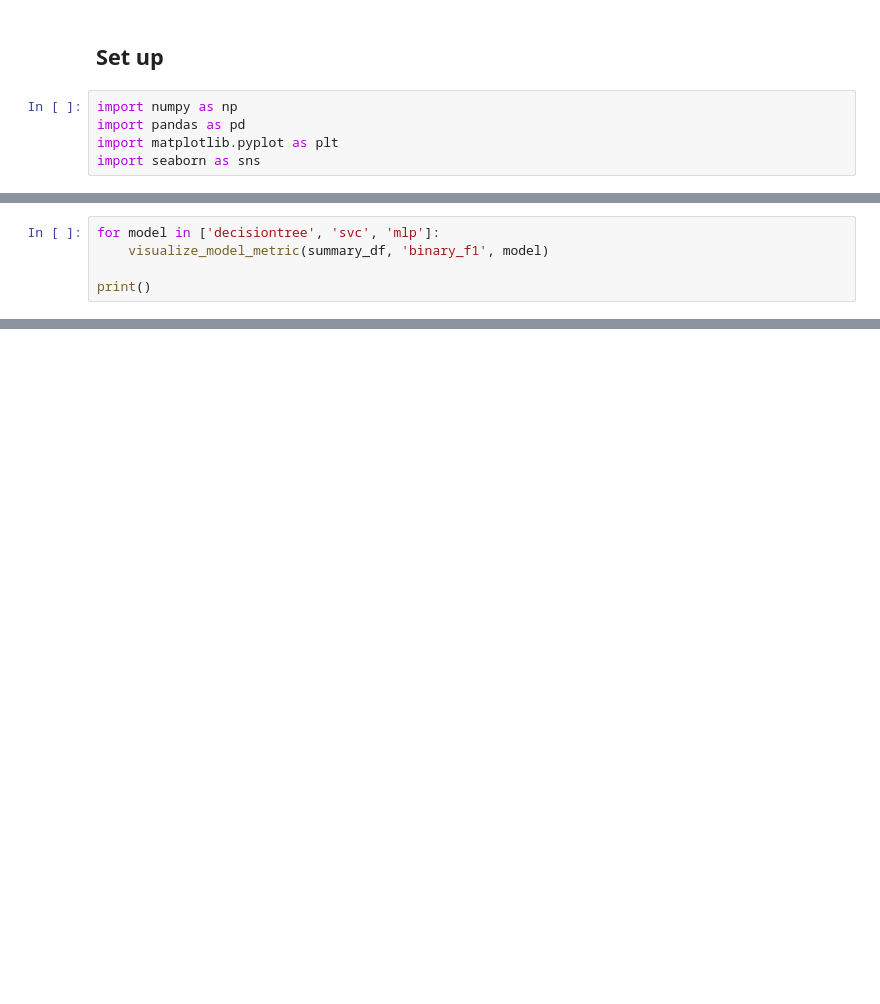
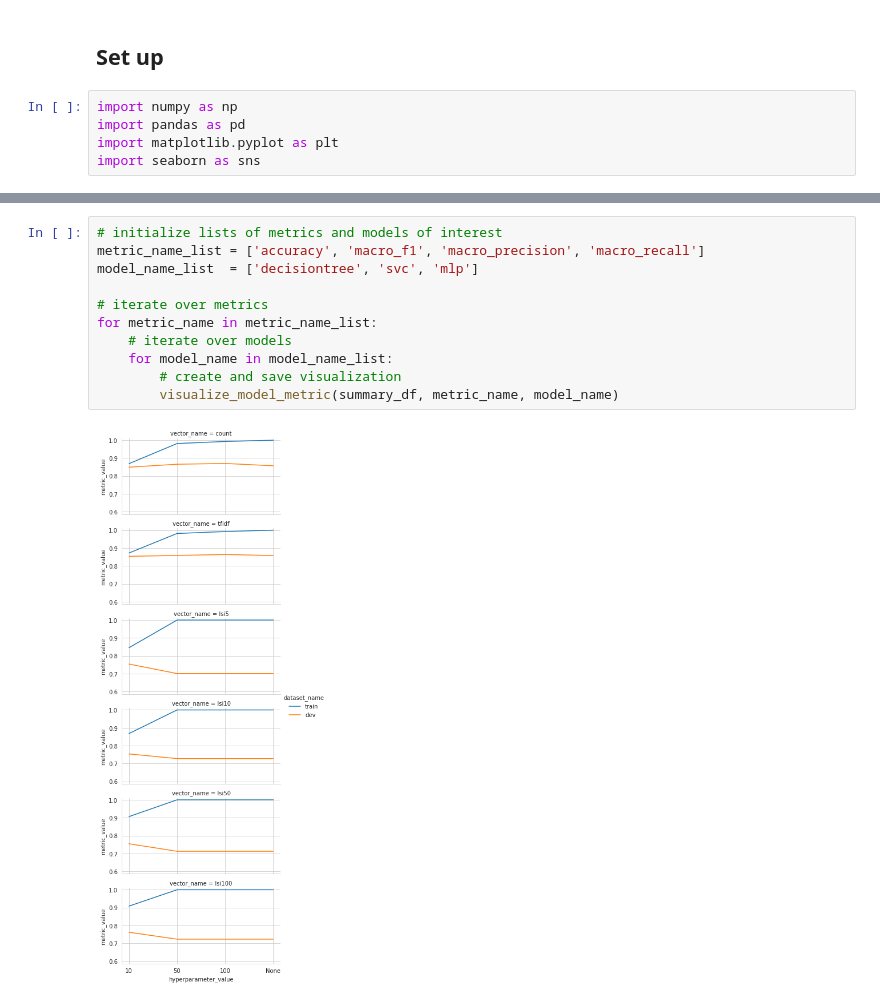
Before and after one commit to brooke-l-hawkins/milestone-ii, a Jupyter notebook: code/visualize_supervised_performance.ipynb, the cells around one changed output, grey strips where cells are left out. Drawn from its saved outputs; the diff is of its cells as text; blank space fills up the shorter version.

Commit message:
generate performance plots for macro metrics

```diff
--- a/code/visualize_supervised_performance.ipynb
+++ b/code/visualize_supervised_performance.ipynb
@@ -75,5 +20,0 @@ def visualize_model_metric(summary_df, metric_name, model_name):
-# %%
-for model in ['decisiontree', 'svc', 'mlp']:
-    visualize_model_metric(summary_df, 'binary_f1', model)
-
-print()
@@ -83,0 +75,13 @@ print()
+# %%
+# initialize lists of metrics and models of interest
+metric_name_list = ['accuracy', 'macro_f1', 'macro_precision', 'macro_recall']
+model_name_list  = ['decisiontree', 'svc', 'mlp']
+
+# iterate over metrics
+for metric_name in metric_name_list:
+    # iterate over models
+    for model_name in model_name_list:
+        # create and save visualization
+        visualize_model_metric(summary_df, metric_name, model_name)
+# %% [output]
+[figure, added]
```
Also changed, not shown: parts of 7 cells of this notebook, 15 other files.
